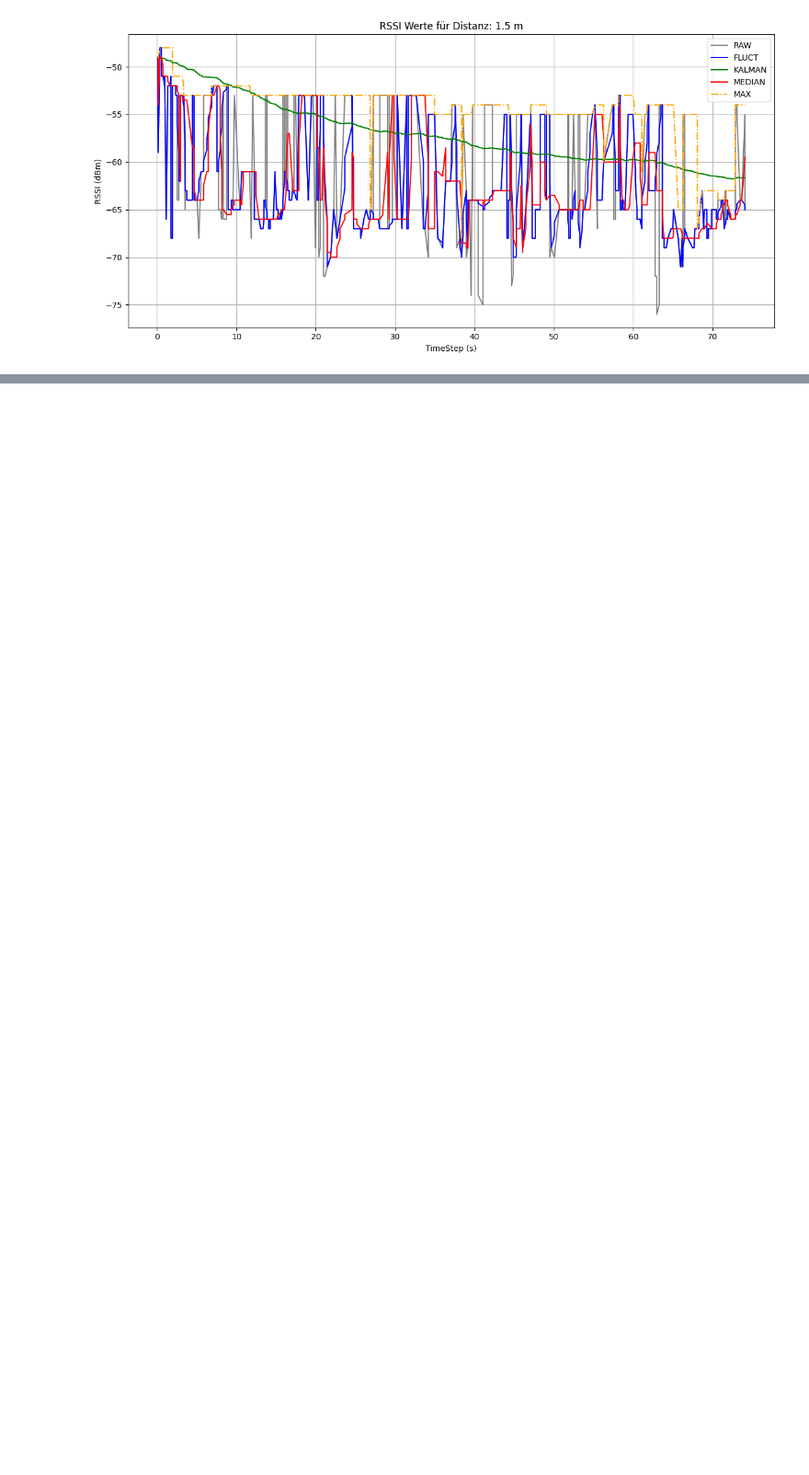
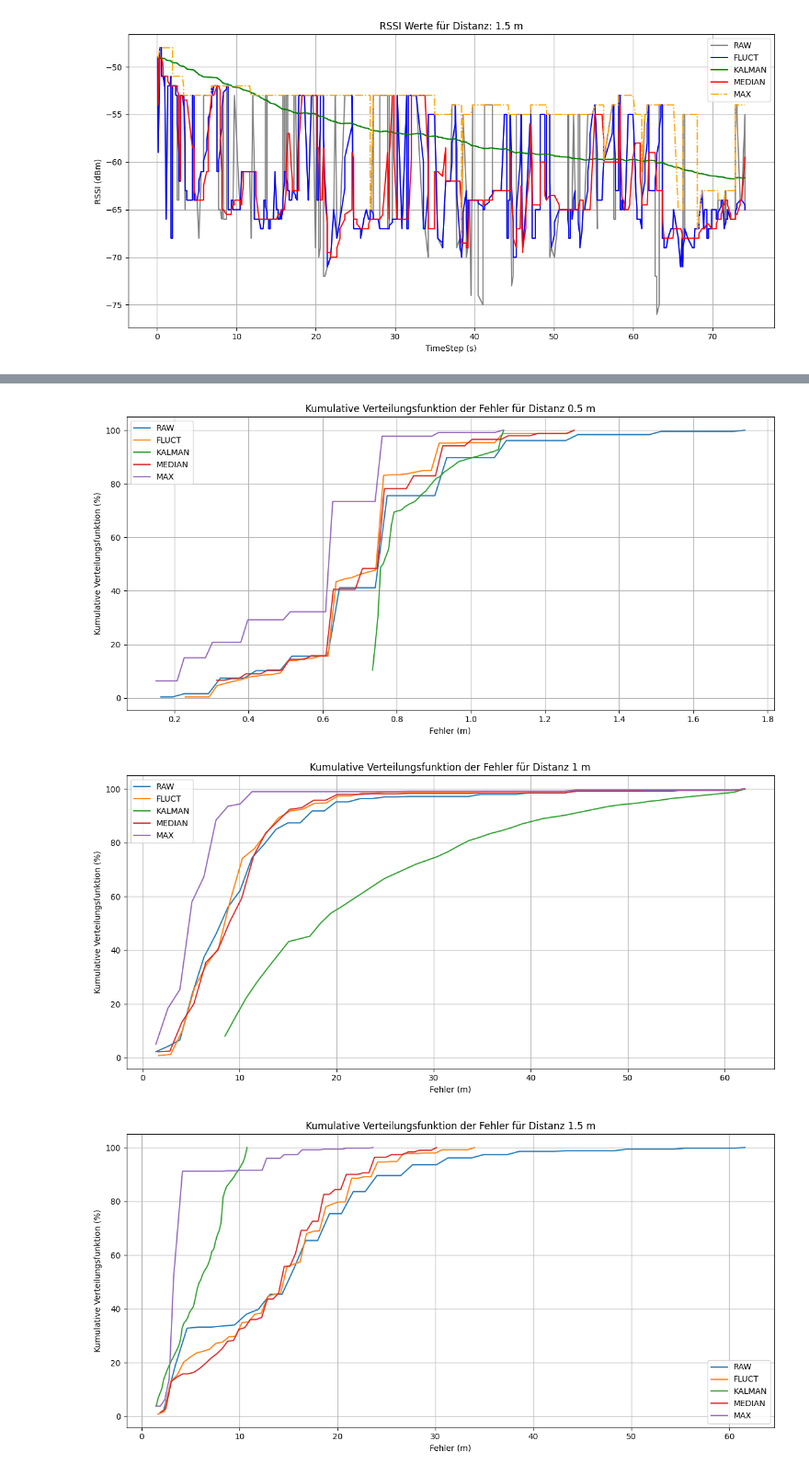
Before and after one commit to SilasDetering/SilasBA, a Jupyter notebook: Silas_BA_Graphen.ipynb, the cells around one changed output, grey strips where cells are left out. Shown at 92% size. Cells and saved outputs as stored; diff of their text form; code cells hidden in the pictures; blank space fills up the shorter version.

```diff
--- a/Silas_BA_Graphen.ipynb
+++ b/Silas_BA_Graphen.ipynb
@@ -325,0 +426,48 @@ for i, dist in enumerate(distances):
+# %%
+import numpy as np
+import matplotlib.pyplot as plt
+
+# Durch alle Distanzen iterieren und Fehler berechnen
+for i, dist in enumerate(real_distances):
+    distances_estimated = distances_estimated_all[dist]
+
+    # Fehlerberechnung (Differenz zwischen realer und geschätzter Distanz)
+    error_estimated = {
+        'RAW': np.abs(np.array(distances_estimated['RAW']) - dist),
+        'FLUCT': np.abs(np.array(distances_estimated['FLUCT']) - dist),
+        'KALMAN': np.abs(np.array(distances_estimated['KALMAN']) - dist),
+        'MEDIAN': np.abs(np.array(distances_estimated['MEDIAN']) - dist),
+        'MAX': np.abs(np.array(distances_estimated['MAX']) - dist)
+    }
+
+    # Neuer Plot für jede Distanz
+    plt.figure(figsize=(12, 6))
+
+    # Für jeden Filter den Fehler als CDF plotten
+    for filter_name, error in error_estimated.items():
+        # Histogramm berechnen
+        hist, bins = np.histogram(error, bins=50, density=True)
+        cdf = np.cumsum(hist)  # Kumulative Summe (CDF)
+
+        # Normalisieren der CDF auf 0%-100%
+        cdf = cdf / cdf[-1] * 100
+
+        # Plot der CDF
+        plt.plot(bins[1:], cdf, label=f'{filter_name}')
+
+    # Achsenbeschriftungen und Titel
+    plt.xlabel('Fehler (m)')
+    plt.ylabel('Kumulative Verteilungsfunktion (%)')
+    plt.title(f'Kumulative Verteilungsfunktion der Fehler für Distanz {dist} m')
+    plt.legend()
+    plt.grid()
+
+    # Layout anpassen
+    plt.tight_layout()
+
+    # Diagramm anzeigen
+    plt.show()
+# %% [output]
+[figure, added]
+[figure, added]
+[figure, added]
```
Also changed, not shown: parts of 12 cells of this notebook.
